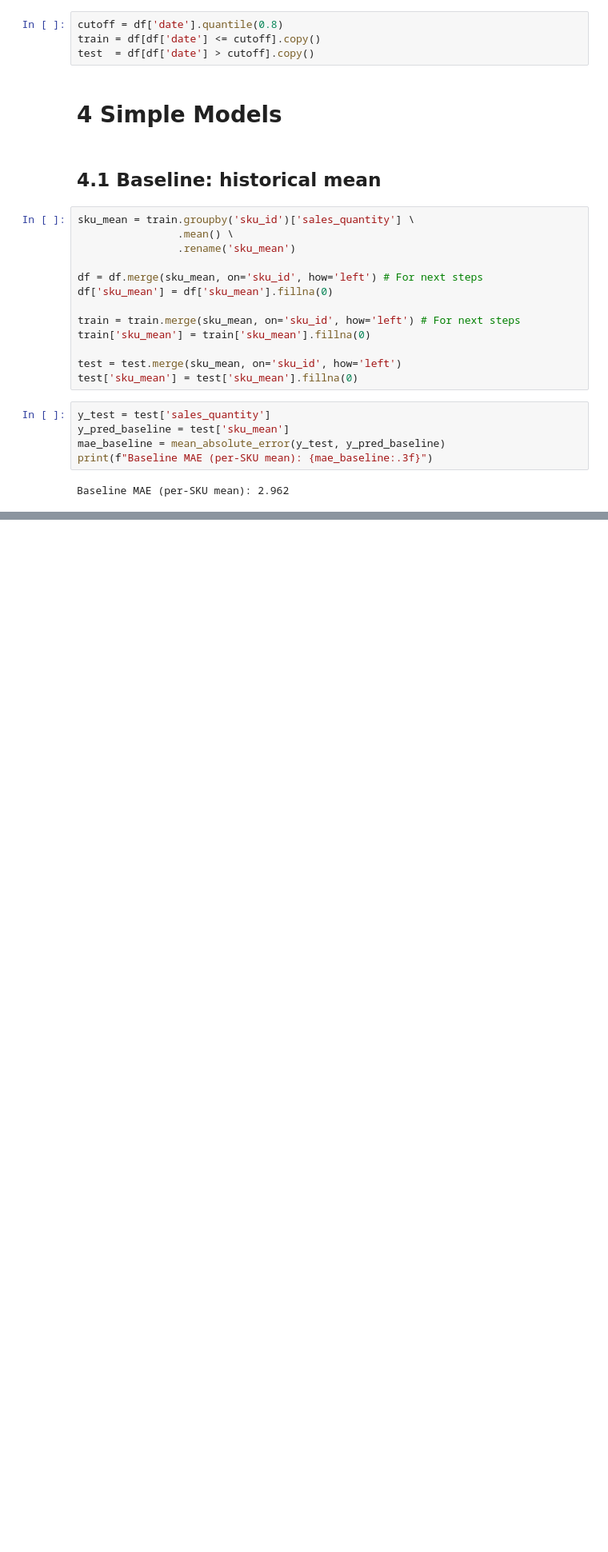
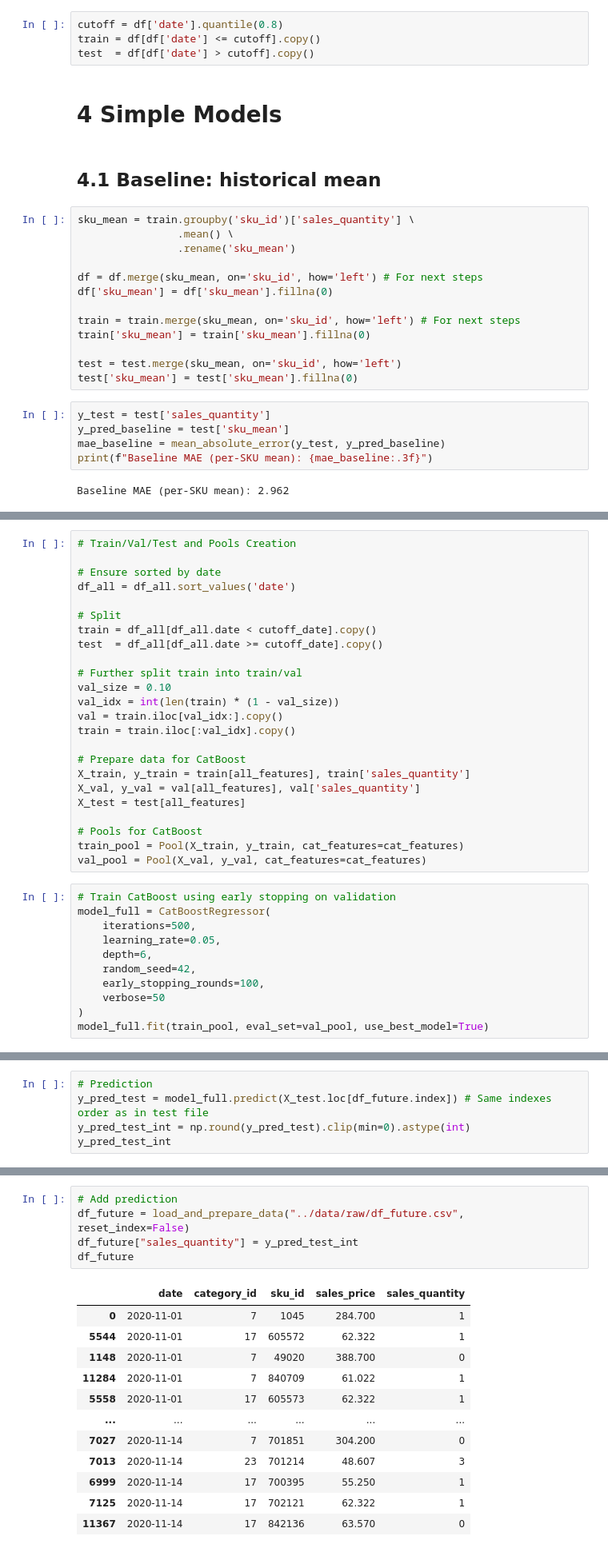
Before and after one commit to starovit/forecast-sales, a Jupyter notebook: notebooks/02_model.ipynb, the cells around one changed output, grey strips where cells are left out. Shown at 80% size. Saved outputs shown, nothing was run; the diff lists cells and outputs as text; blank space fills up the shorter version.

```diff
--- a/notebooks/02_model.ipynb
+++ b/notebooks/02_model.ipynb
@@ -214,0 +272,35 @@ print(f"Full CatBoost MAE with extra features: {mae_full:.3f}\n")
+# %%
+# Train/Val/Test and Pools Creation
+
+# Ensure sorted by date
+df_all = df_all.sort_values('date')
+
+# Split
+train = df_all[df_all.date < cutoff_date].copy()
+test  = df_all[df_all.date >= cutoff_date].copy()
+
+# Further split train into train/val
+val_size = 0.10
+val_idx = int(len(train) * (1 - val_size))
+val = train.iloc[val_idx:].copy()
+train = train.iloc[:val_idx].copy()
+
+# Prepare data for CatBoost
+X_train, y_train = train[all_features], train['sales_quantity']
+X_val, y_val = val[all_features], val['sales_quantity']
+X_test = test[all_features]
+
+# Pools for CatBoost
+train_pool = Pool(X_train, y_train, cat_features=cat_features)
+val_pool = Pool(X_val, y_val, cat_features=cat_features)
+# %%
+# Train CatBoost using early stopping on validation
+model_full = CatBoostRegressor(
+    iterations=500,
+    learning_rate=0.05,
+    depth=6,
+    random_seed=42,
+    early_stopping_rounds=100,
+    verbose=50
+)
+model_full.fit(train_pool, eval_set=val_pool, use_best_model=True)
@@ -214,0 +330,5 @@ print(f"Full CatBoost MAE with extra features: {mae_full:.3f}\n")
+# %%
+# Prediction
+y_pred_test = model_full.predict(X_test.loc[df_future.index]) # Same indexes order as in test file
+y_pred_test_int = np.round(y_pred_test).clip(min=0).astype(int)
+y_pred_test_int
@@ -214,0 +337,18 @@ print(f"Full CatBoost MAE with extra features: {mae_full:.3f}\n")
+# %%
+# Add prediction
+df_future = load_and_prepare_data("../data/raw/df_future.csv", reset_index=False)
+df_future["sales_quantity"] = y_pred_test_int
+df_future
+# %% [output]
+|  | date | category_id | sku_id | sales_price | sales_quantity |
+| 0 | 2020-11-01 | 7 | 1045 | 284.700 | 1 |
+| 5544 | 2020-11-01 | 17 | 605572 | 62.322 | 1 |
+| 1148 | 2020-11-01 | 7 | 49020 | 388.700 | 0 |
+| 11284 | 2020-11-01 | 7 | 840709 | 61.022 | 1 |
+| 5558 | 2020-11-01 | 17 | 605573 | 62.322 | 1 |
+| ... | ... | ... | ... | ... | ... |
+| 7027 | 2020-11-14 | 7 | 701851 | 304.200 | 0 |
+| 7013 | 2020-11-14 | 23 | 701214 | 48.607 | 3 |
+| 6999 | 2020-11-14 | 17 | 700395 | 55.250 | 1 |
+| 7125 | 2020-11-14 | 17 | 702121 | 62.322 | 1 |
+| 11367 | 2020-11-14 | 17 | 842136 | 63.570 | 0 |
```
Also changed, not shown: parts of 20 cells of this notebook, 4 other files.
